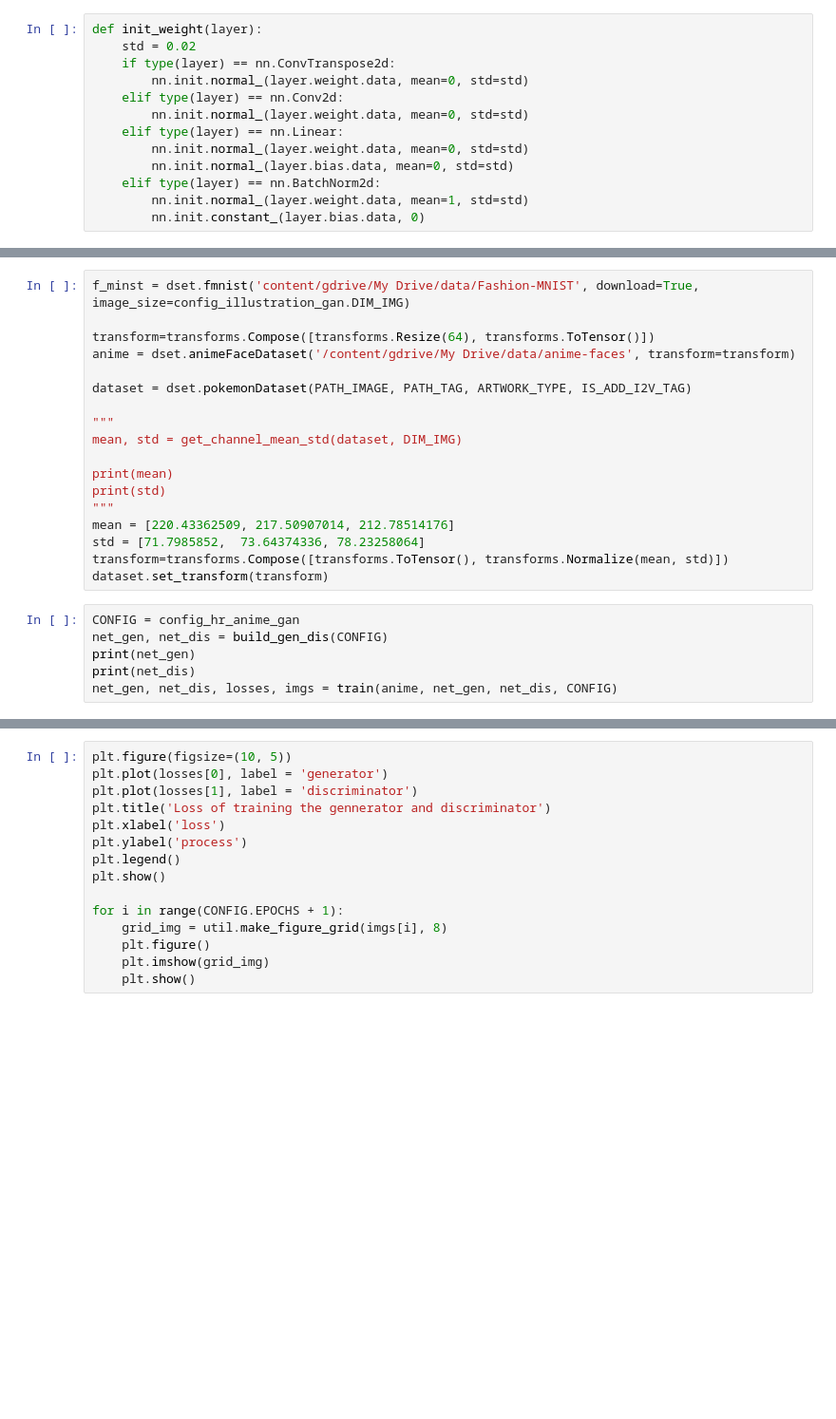
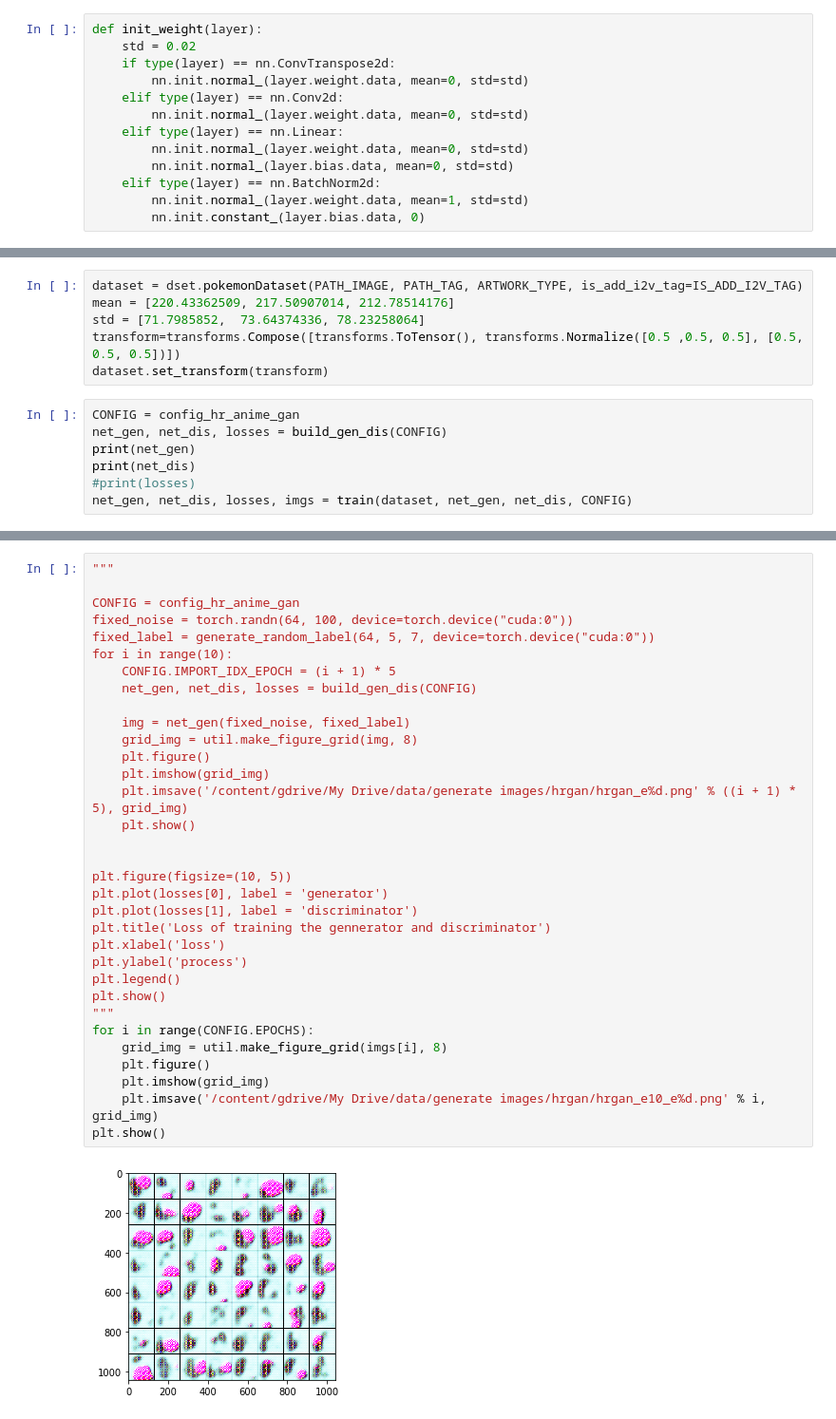
Before and after one commit to chenlh96/pokemon-GAN, a Jupyter notebook: colab_notebooks/hr_anime_gan.ipynb, the cells around one changed output, grey strips where cells are left out. Shown at 95% size. Drawn from its saved outputs; the diff is of its cells as text; blank space fills up the shorter version.

```diff
--- a/colab_notebooks/hr_anime_gan.ipynb
+++ b/colab_notebooks/hr_anime_gan.ipynb
@@ -270,24 +338,13 @@ class config_hr_anime_gan():
 # %%
-f_minst = dset.fmnist('content/gdrive/My Drive/data/Fashion-MNIST', download=True, image_size=config_illustration_gan.DIM_IMG)
-
-transform=transforms.Compose([transforms.Resize(64), transforms.ToTensor()])
-anime = dset.animeFaceDataset('/content/gdrive/My Drive/data/anime-faces', transform=transform)
-
-dataset = dset.pokemonDataset(PATH_IMAGE, PATH_TAG, ARTWORK_TYPE, IS_ADD_I2V_TAG)
-
-"""
-mean, std = get_channel_mean_std(dataset, DIM_IMG)
-
-print(mean)
-print(std)
-"""
+dataset = dset.pokemonDataset(PATH_IMAGE, PATH_TAG, ARTWORK_TYPE, is_add_i2v_tag=IS_ADD_I2V_TAG)
 mean = [220.43362509, 217.50907014, 212.78514176]
 std = [71.7985852,  73.64374336, 78.23258064]
-transform=transforms.Compose([transforms.ToTensor(), transforms.Normalize(mean, std)])
+transform=transforms.Compose([transforms.ToTensor(), transforms.Normalize([0.5 ,0.5, 0.5], [0.5, 0.5, 0.5])])
 dataset.set_transform(transform)
 # %%
 CONFIG = config_hr_anime_gan
-net_gen, net_dis = build_gen_dis(CONFIG)
+net_gen, net_dis, losses = build_gen_dis(CONFIG)
 print(net_gen)
 print(net_dis)
-net_gen, net_dis, losses, imgs = train(anime, net_gen, net_dis, CONFIG)
+#print(losses)
+net_gen, net_dis, losses, imgs = train(dataset, net_gen, net_dis, CONFIG)
@@ -294,15 +369,35 @@ net_gen, net_dis, losses, imgs = train(anime, net_gen, net_dis, CONFIG)
 # %%
+"""
+
+CONFIG = config_hr_anime_gan
+fixed_noise = torch.randn(64, 100, device=torch.device("cuda:0"))
+fixed_label = generate_random_label(64, 5, 7, device=torch.device("cuda:0"))
+for i in range(10):
+    CONFIG.IMPORT_IDX_EPOCH = (i + 1) * 5
+    net_gen, net_dis, losses = build_gen_dis(CONFIG)
+
+    img = net_gen(fixed_noise, fixed_label)
+    grid_img = util.make_figure_grid(img, 8)
+    plt.figure()
+    plt.imshow(grid_img)
+    plt.imsave('/content/gdrive/My Drive/data/generate images/hrgan/hrgan_e%d.png' % ((i + 1) * 5), grid_img)
+    plt.show()
+
+
 plt.figure(figsize=(10, 5))
 plt.plot(losses[0], label = 'generator')
 plt.plot(losses[1], label = 'discriminator')
 plt.title('Loss of training the gennerator and discriminator')
 plt.xlabel('loss')
 plt.ylabel('process')
 plt.legend()
 plt.show()
-
-for i in range(CONFIG.EPOCHS + 1):
+"""
+for i in range(CONFIG.EPOCHS):
     grid_img = util.make_figure_grid(imgs[i], 8)
     plt.figure()
     plt.imshow(grid_img)
-    plt.show()
+    plt.imsave('/content/gdrive/My Drive/data/generate images/hrgan/hrgan_e10_e%d.png' % i, grid_img)
+plt.show()
+# %% [output]
+[figure, added]
```
Also changed, not shown: parts of 13 cells of this notebook, 8 other files.
